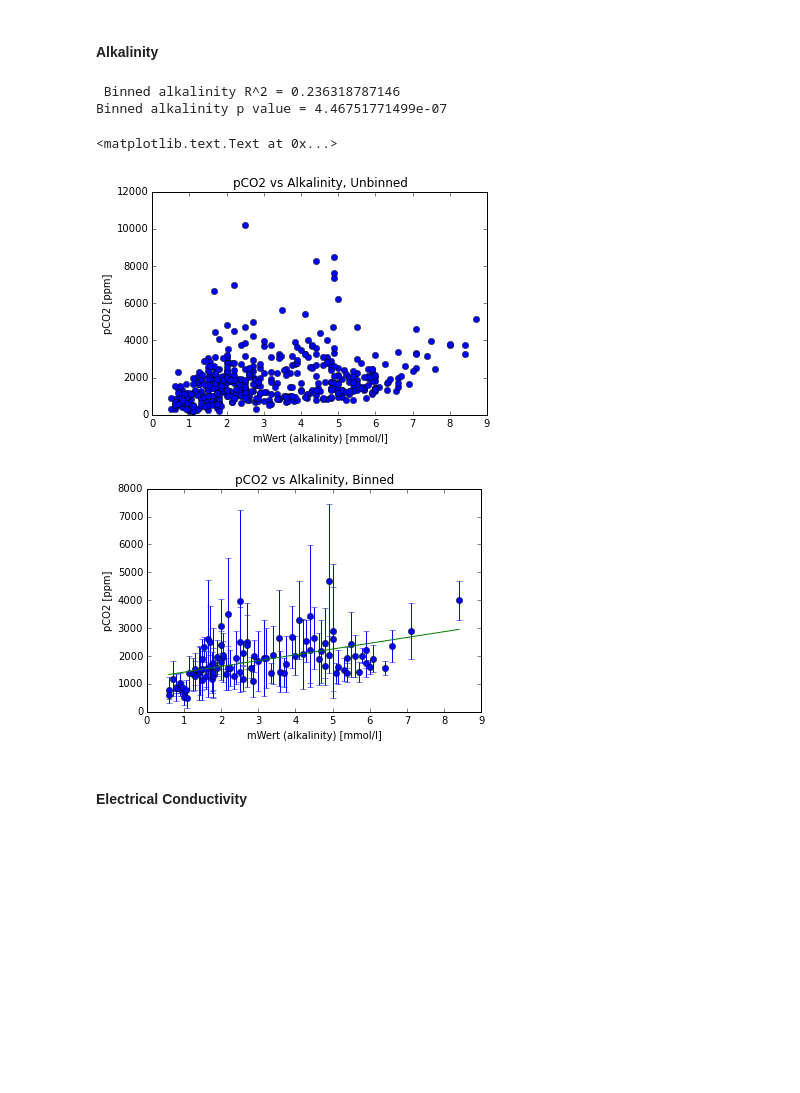
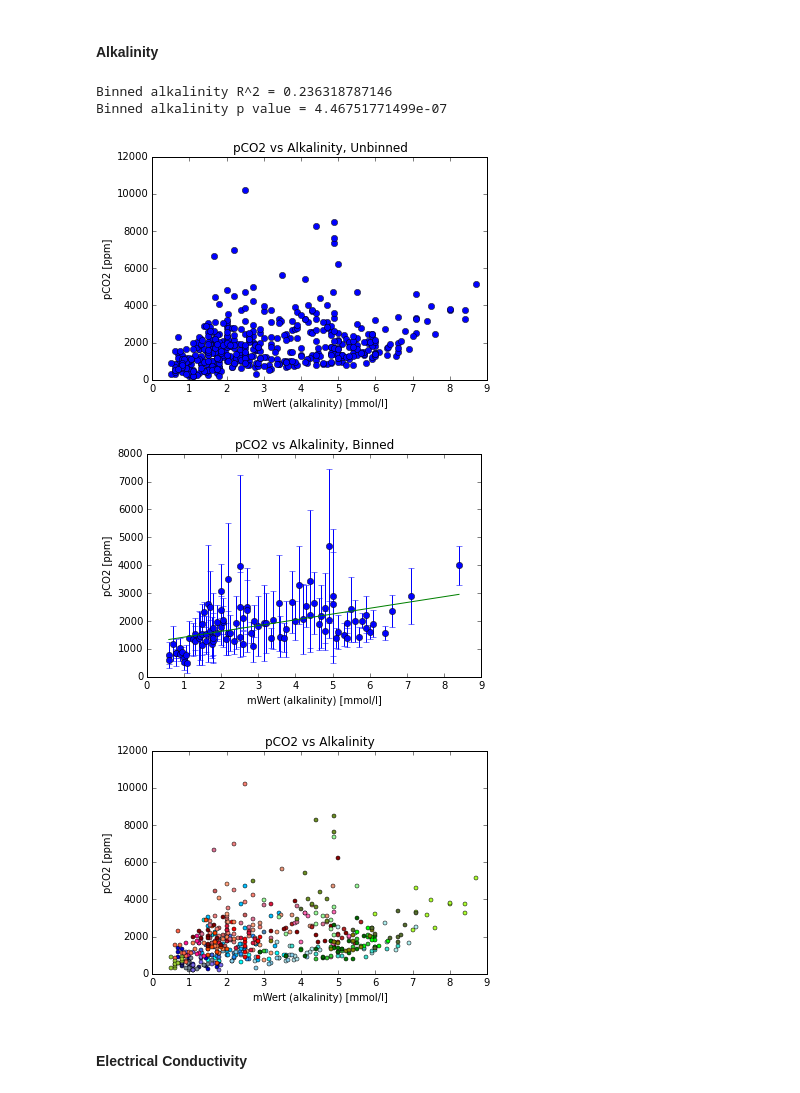
Before and after one commit to egyang24/CarbonStream, a Jupyter notebook: pCO2_vs_other_variables.ipynb, the cells around one changed output. Saved outputs shown, nothing was run; the diff lists cells and outputs as text; code cells hidden in the pictures; blank space fills up the shorter version.

```diff
--- a/pCO2_vs_other_variables.ipynb
+++ b/pCO2_vs_other_variables.ipynb
@@ -207,7 +333,7 @@ print 'Binned alkalinity R^2 =', r_valuealk**2
 print 'Binned alkalinity p value =',p_valuealk
 
 
-plt.figure(20)
+plt.figure()
 plt.plot(alk,pco2,'o')
 plt.xlabel('mWert (alkalinity) [mmol/l]')
 plt.ylabel('pCO2 [ppm]')
@@ -215,10 +341,12 @@ plt.title('pCO2 vs Alkalinity, Unbinned')
 
 
 
-plt.figure(21)
+plt.figure()
 plt.errorbar(binalk,alkbinpco2,alkstdpco2,linestyle='None',marker='o')
 plt.plot(np.linspace(binalk[0],binalk[len(binalk)-1]),slopealk*np.linspace(binalk[0],binalk[len(binalk)-1])+interceptalk)
 plt.xlabel('mWert (alkalinity) [mmol/l]')
 plt.ylabel('pCO2 [ppm]')
 plt.title('pCO2 vs Alkalinity, Binned')
+
+plotpco2(9,'mWert (alkalinity) [mmol/l]','Alkalinity')
 # %% [output]
@@ -226,7 +354,7 @@ plt.title('pCO2 vs Alkalinity, Binned')
 Binned alkalinity p value = 4.46751771499e-07
-<matplotlib.text.Text at 0x...>
 [figure]
 [figure]
+[figure, added]
 # %% [markdown]
 #### Electrical Conductivity
 # %%
```
Also changed, not shown: parts of 13 cells of this notebook.
